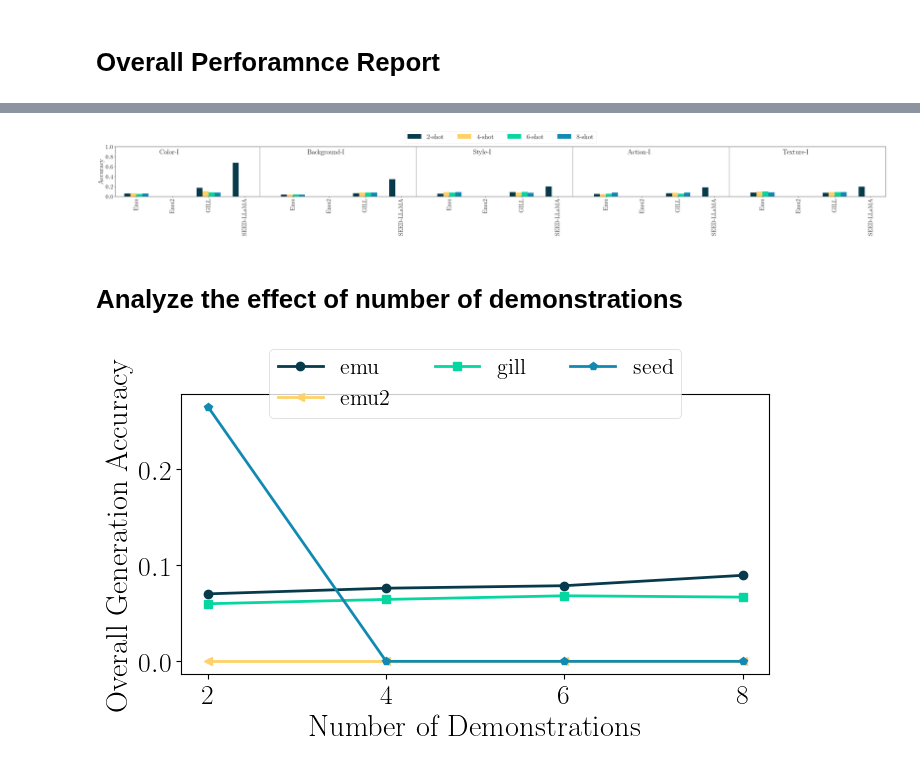
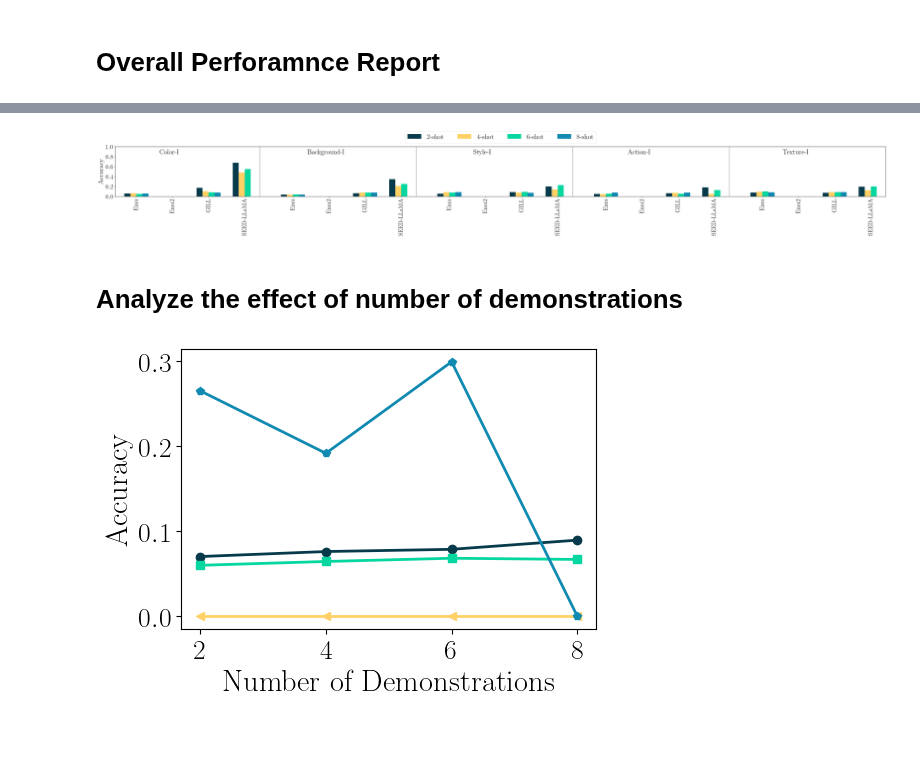
Before and after one commit to UW-Madison-Lee-Lab/CoBSAT, a Jupyter notebook: analysis/plot.ipynb, the cells around one changed output, grey strips where cells are left out. Saved outputs shown, nothing was run; the diff lists cells and outputs as text; code cells hidden in the pictures; blank space fills up the shorter version.

Commit message:
update plot

```diff
--- a/analysis/plot.ipynb
+++ b/analysis/plot.ipynb
@@ -33,10 +29,10 @@ def get_acc(model, mode, shot, task_id, metric, misleading):
 
     if len(run_df):
         # check whether it is nan or not
-        if np.isnan(run_df[metric].item()):
+        if np.isnan(float(run_df[metric].iloc[0])):
             return 0
         else:
-            return run_df[metric].item()/100
+            return float(run_df[metric].item())/1000
     else:
         return 0
 # %%
@@ -309,46 +312,46 @@ os.makedirs(os.path.dirname(save_path), exist_ok=True)
 fig.savefig(save_path)
 plt.show()
 # %% [output]
-[figure, old version]
+[figure, new version]
 # %% [markdown]
 # Analyze the effect of number of demonstrations
 # %%
 model_mode = 'image'
 metric = 'overall'
 misleading = 0
-width, height = 7,4
+width, height = 5,4
 num_shots = [2,4,6,8]
 
 results = {}
 for model in model_dict[model_mode]:
     results[model] = defaultdict(list)
     for shot in num_shots:
         for task_id in task_dataframe:
             results[model][shot].append(get_acc(
                 model = model,
                 mode = model_mode,
                 shot = shot,
                 task_id = task_id,
                 metric = metric,
                 misleading = misleading,
             ))
 
         results[model][shot] = np.mean(results[model][shot])
 results = pd.DataFrame(results)
 
 fig, ax = plt.subplots(nrows = 1, ncols = 1)
-fig.subplots_adjust(left=0.15, bottom=.18, right=0.99, top=.88, wspace=0, hspace = 0.3) #margin of the figure
+fig.subplots_adjust(left=0.16, bottom=.18, right=0.99, top=.88, wspace=0, hspace = 0.3) #margin of the figure
 fig.set_size_inches(width, height)
 
 for i, model in enumerate(results):
-    results[model].plot(marker = markers[i], color = colors[i], ax = ax, label = model, linewidth = 2, label = model_dict[model_mode][model])
+    results[model].plot(marker = markers[i], color = colors[i], ax = ax, linewidth = 2, label = model_dict[model_mode][model])
 ax.set_xticks(num_shots)
 ax.set_xticklabels(num_shots)
 ax.set_xlabel('Number of Demonstrations', fontsize=22)
-ax.set_ylabel('Overall Generation Accuracy', fontsize=22)
-ax.legend(loc='upper center', bbox_to_anchor=(0.5, 1.2), ncol=3, fontsize=16)
+ax.set_ylabel('Accuracy', fontsize=22)
+# ax.legend(loc='upper center', bbox_to_anchor=(0.45, 1.2), ncol=len(model_dict[model_mode]), fontsize=15)
 
-fig.savefig(f'{root_dir}/figures/impact_demos.pdf')
+fig.savefig(f'{root_dir}/figures/impact_demos_{model_mode}_{misleading}.pdf')
 plt.show()
 # %% [output]
-[figure, old version]
+[figure, new version]
```
Also changed, not shown: parts of 5 cells of this notebook.
